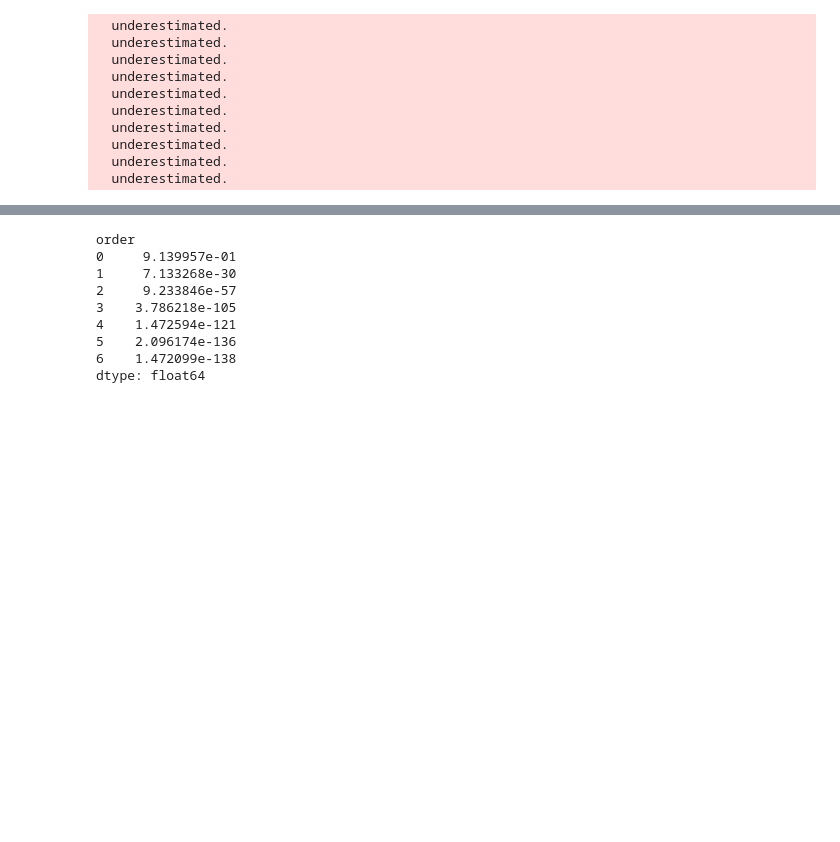
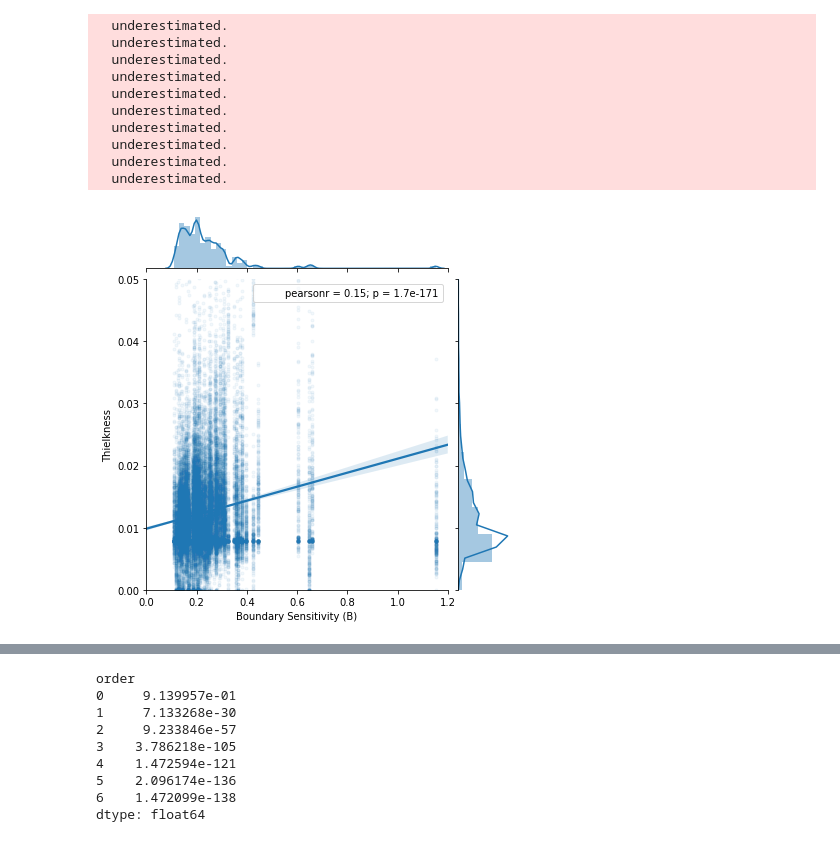
Before and after one commit to MarvinT/morphs, a Jupyter notebook: notebooks/supplemental/2.5-mjt-derivative-blocks.ipynb, the cells around one changed output, grey strips where cells are left out. Drawn from its saved outputs; the diff is of its cells as text; code cells hidden in the pictures; blank space fills up the shorter version.

Commit message:
thielkness sensitivity

```diff
--- a/notebooks/supplemental/2.5-mjt-derivative-blocks.ipynb
+++ b/notebooks/supplemental/2.5-mjt-derivative-blocks.ipynb
@@ -74,11 +75,12 @@ def gen_boundary_df(block_path, morph_dim, order):
                 boundary_subj,
                 boundary_dim,
                 psychometric_params[boundary_subj][boundary_dim][3],
+                psychometric_params[boundary_subj][boundary_dim][2],
             )
             for boundary_subj in psychometric_params
             for boundary_dim in psychometric_params[boundary_subj]
         ],
-        columns=["boundary_subj", "boundary_dim", "boundary_loc"],
+        columns=["boundary_subj", "boundary_dim", "boundary_loc", "boundary_sensitivity"],
     )
     boundary_df["fval"] = (
         f_poly(boundary_df["boundary_loc"].values, popt)
@@ -106,3 +108,17 @@ deriv_val_df["matched"] = deriv_val_df["boundary_dim"] == deriv_val_df["morph_di
   underestimated.
   underestimated.
   underestimated.
+# %%
+g = sns.jointplot(
+    data=deriv_val_df[deriv_val_df["matched"]],
+    x="boundary_sensitivity",
+    y="fval",
+    kind="reg",
+    xlim=(0, 1.2),
+    ylim=(0, 0.05),
+    joint_kws={"marker": ".", "scatter_kws": {"alpha": 0.05}},
+)
+g = g.annotate(stats.pearsonr)
+g = g.set_axis_labels("Boundary Sensitivity (B)", "Thielkness")
+# %% [output]
+[figure, added]
```
Also changed, not shown: parts of 2 cells of this notebook.
